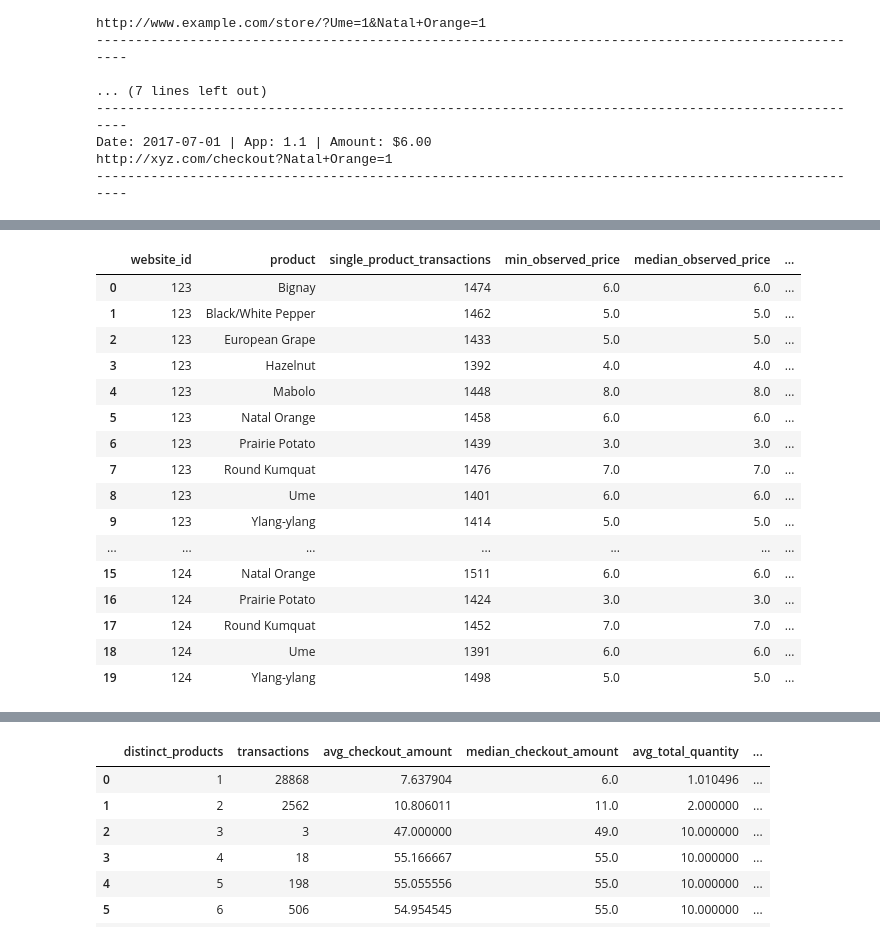
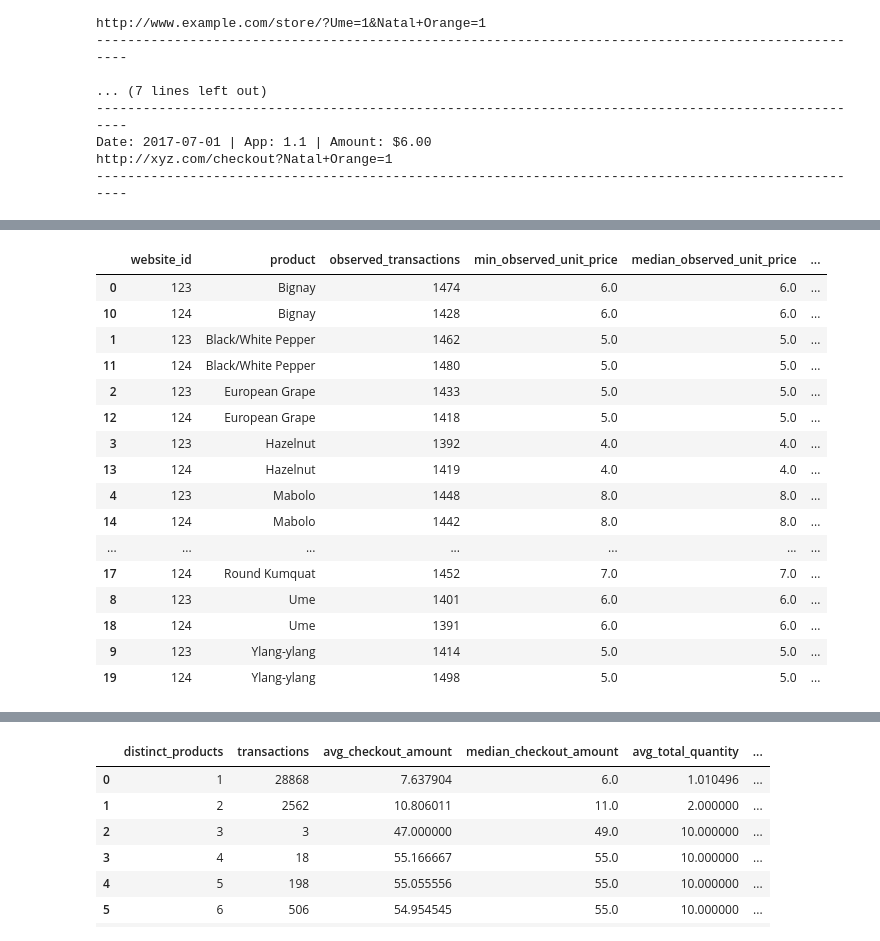
Before and after one commit to melissadale/postie-data-science-presentation, a Jupyter notebook: notebooks/Analysis.ipynb, the cells around one changed output, grey strips where cells are left out. Saved outputs shown, nothing was run; the diff lists cells and outputs as text; code cells hidden in the pictures.

```diff
--- a/notebooks/Analysis.ipynb
+++ b/notebooks/Analysis.ipynb
@@ -972,81 +863,91 @@ Transactions represented: 33,167
 # %%
 # ------------------------------------------------------------
-# Single-product cart price check
+# Prepare product/cart rows for price inference
 # ------------------------------------------------------------
 
-# Reconstruct cart-level counts from the valid product rows
+# Price inference should only use rows where the URL was parsed cleanly
+# and the checkout amount represents a normal positive purchase.
+valid_product_rows = product_df.dropna(subset=["product", "quantity"]).copy()
+
+valid_product_rows["product"] = valid_product_rows["product"].astype("string")
+valid_product_rows["quantity"] = pd.to_numeric(
+    valid_product_rows["quantity"],
+    errors="coerce"
+)
+
+valid_product_rows = valid_product_rows.dropna(subset=["quantity"]).copy()
+
+# Exclude malformed/error-like URL tokens from product price inference.
+valid_product_rows = valid_product_rows[
+    valid_product_rows["product"].str.lower() != "error"
+].copy()
+
+# Negative checkout amounts may be refunds, corrections, promotions, or logging issues.
+# They should not be used as normal product-price evidence without more context.
+valid_product_rows_positive = valid_product_rows[
+    valid_product_rows["checkout_amount"] > 0
+].copy()
+
+# Identify carts with exactly one distinct parsed product.
 cart_product_counts = (
     valid_product_rows_positive
-    .groupby(["transaction_index", "product"], as_index=False)
-    .agg(
-        quantity=("quantity", "sum"),
-        checkout_amount=("checkout_amount", "first"),
-        website_id=("website_id", "first"),
-        date=("date", "first"),
-        app_version=("app_version", "first"),
-        url=("url", "first"),
-    )
-)
-
-cart_summary = (
-    cart_product_counts
     .groupby("transaction_index")
     .agg(
         distinct_products=("product", "nunique"),
-        total_quantity=("quantity", "sum"),
+        total_items=("quantity", "sum"),
         checkout_amount=("checkout_amount", "first"),
         website_id=("website_id", "first"),
         date=("date", "first"),
         app_version=("app_version", "first"),
         url=("url", "first"),
     )
     .reset_index()
 )
 
-single_product_carts = cart_product_counts.merge(
-    cart_summary[["transaction_index", "distinct_products"]],
-    on="transaction_index",
-    how="left"
-)
+single_product_transaction_indices = cart_product_counts.loc[
+    cart_product_counts["distinct_products"] == 1,
+    "transaction_index"
+]
 
-single_product_carts = single_product_carts[
-    single_product_carts["distinct_products"] == 1
+single_product_rows = valid_product_rows_positive[
+    valid_product_rows_positive["transaction_index"].isin(single_product_transaction_indices)
 ].copy()
 
-single_product_carts["observed_unit_price"] = (
-    single_product_carts["checkout_amount"] / single_product_carts["quantity"]
+# For single-product carts, unit price can be observed directly:
+# checkout_amount = quantity * unit_price
+single_product_rows["observed_unit_price"] = (
+    single_product_rows["checkout_amount"] / single_product_rows["quantity"]
 )
 
 single_product_price_summary = (
-    single_product_carts
+    single_product_rows
     .groupby(["website_id", "product"])
     .agg(
-        single_product_transactions=("transaction_index", "nunique"),
-        min_observed_price=("observed_unit_price", "min"),
-        median_observed_price=("observed_unit_price", "median"),
-        max_observed_price=("observed_unit_price", "max"),
-        unique_observed_prices=("observed_unit_price", "nunique"),
+        observed_transactions=("transaction_index", "nunique"),
+        min_observed_unit_price=("observed_unit_price", "min"),
+        median_observed_unit_price=("observed_unit_price", "median"),
+        max_observed_unit_price=("observed_unit_price", "max"),
     )
     .reset_index()
-    .sort_values(["website_id", "product"])
+    .sort_values(["product", "website_id"])
 )
 
 single_product_price_summary
 # %% [output]
-|  | website_id | product | single_product_transactions | min_observed_price | median_observed_price | ... |
+|  | website_id | product | observed_transactions | min_observed_unit_price | median_observed_unit_price | ... |
 | 0 | 123 | Bignay | 1474 | 6.0 | 6.0 | ... |
+| 10 | 124 | Bignay | 1428 | 6.0 | 6.0 | ... |
 | 1 | 123 | Black/White Pepper | 1462 | 5.0 | 5.0 | ... |
+| 11 | 124 | Black/White Pepper | 1480 | 5.0 | 5.0 | ... |
 | 2 | 123 | European Grape | 1433 | 5.0 | 5.0 | ... |
+| 12 | 124 | European Grape | 1418 | 5.0 | 5.0 | ... |
 | 3 | 123 | Hazelnut | 1392 | 4.0 | 4.0 | ... |
+| 13 | 124 | Hazelnut | 1419 | 4.0 | 4.0 | ... |
 | 4 | 123 | Mabolo | 1448 | 8.0 | 8.0 | ... |
-| 5 | 123 | Natal Orange | 1458 | 6.0 | 6.0 | ... |
-| 6 | 123 | Prairie Potato | 1439 | 3.0 | 3.0 | ... |
-| 7 | 123 | Round Kumquat | 1476 | 7.0 | 7.0 | ... |
+| 14 | 124 | Mabolo | 1442 | 8.0 | 8.0 | ... |
+| ... | ... | ... | ... | ... | ... | ... |
+| 17 | 124 | Round Kumquat | 1452 | 7.0 | 7.0 | ... |
 | 8 | 123 | Ume | 1401 | 6.0 | 6.0 | ... |
+| 18 | 124 | Ume | 1391 | 6.0 | 6.0 | ... |
 | 9 | 123 | Ylang-ylang | 1414 | 5.0 | 5.0 | ... |
-| ... | ... | ... | ... | ... | ... | ... |
-| 15 | 124 | Natal Orange | 1511 | 6.0 | 6.0 | ... |
-| 16 | 124 | Prairie Potato | 1424 | 3.0 | 3.0 | ... |
-| 17 | 124 | Round Kumquat | 1452 | 7.0 | 7.0 | ... |
-| 18 | 124 | Ume | 1391 | 6.0 | 6.0 | ... |
 | 19 | 124 | Ylang-ylang | 1498 | 5.0 | 5.0 | ... |
```
Also changed, not shown: parts of 44 cells of this notebook, 8 other files.
